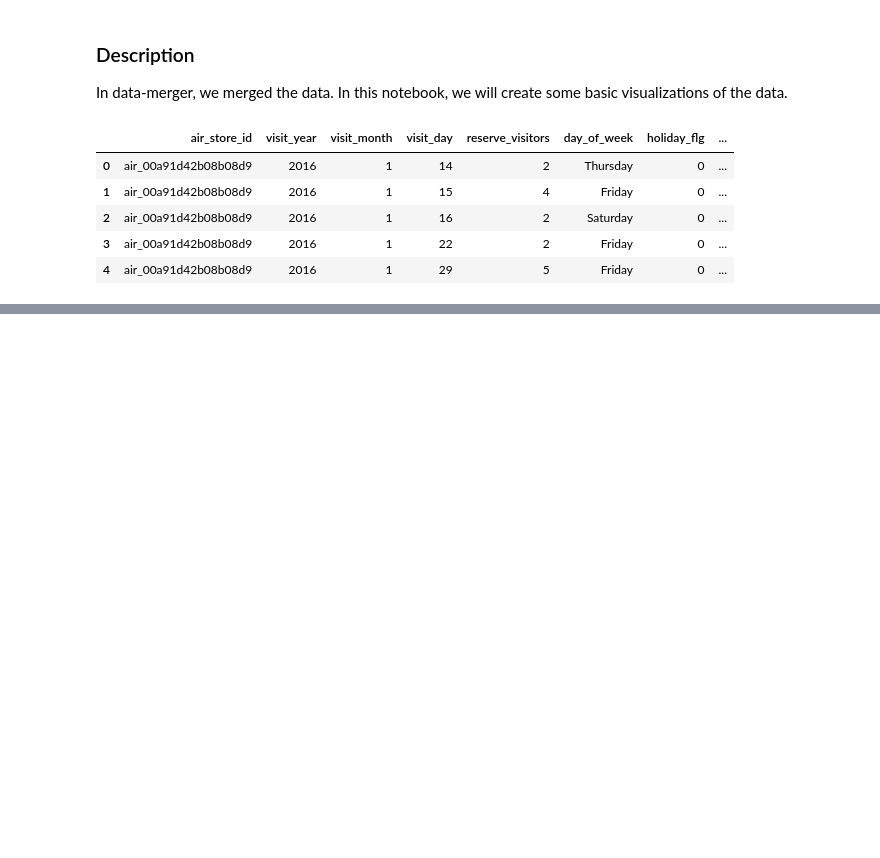
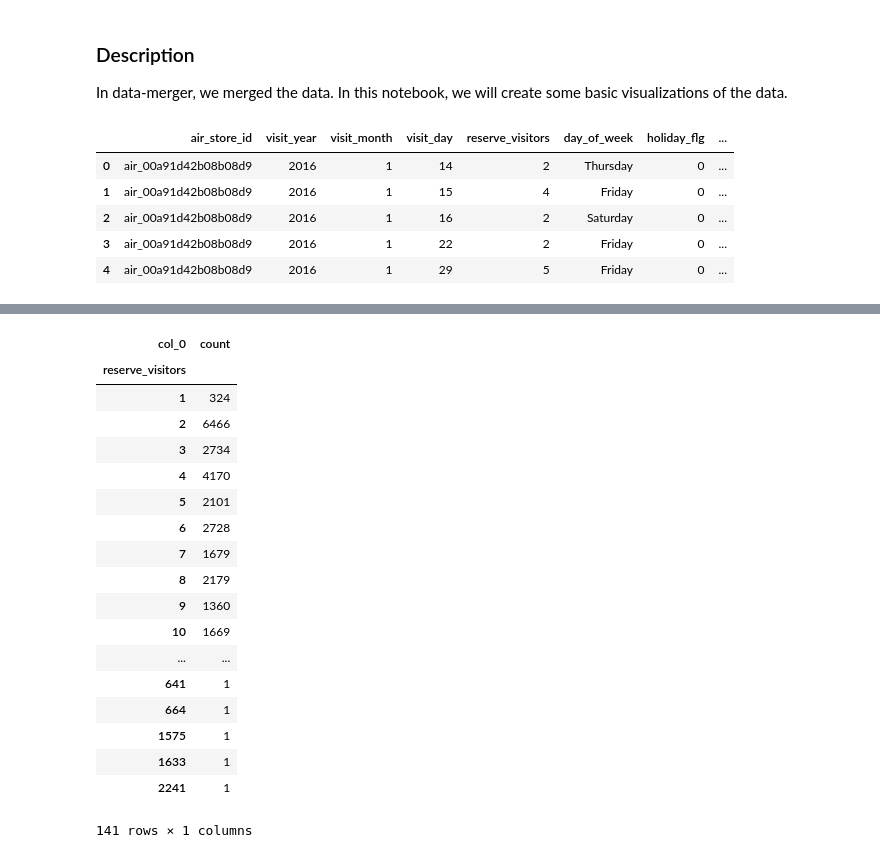
Before and after one commit to jieunyoo/kaggle-recruit-restaurant-predictions, a Jupyter notebook: 03-data-visualization.ipynb, the cells around one changed output, grey strips where cells are left out. Cells and saved outputs as stored; diff of their text form; code cells hidden in the pictures; blank space fills up the shorter version.

```diff
--- a/03-data-visualization.ipynb
+++ b/03-data-visualization.ipynb
@@ -64,0 +81,22 @@ trainDF.head()
+# %%
+pd.crosstab(index=trainDF['reserve_visitors'],columns="count")
+# %% [output]
+| col_0 | count |
+| reserve_visitors |  |
+| 1 | 324 |
+| 2 | 6466 |
+| 3 | 2734 |
+| 4 | 4170 |
+| 5 | 2101 |
+| 6 | 2728 |
+| 7 | 1679 |
+| 8 | 2179 |
+| 9 | 1360 |
+| 10 | 1669 |
+| ... | ... |
+| 641 | 1 |
+| 664 | 1 |
+| 1575 | 1 |
+| 1633 | 1 |
+| 2241 | 1 |
+141 rows × 1 columns
```
Also changed, not shown: parts of 5 cells of this notebook.
